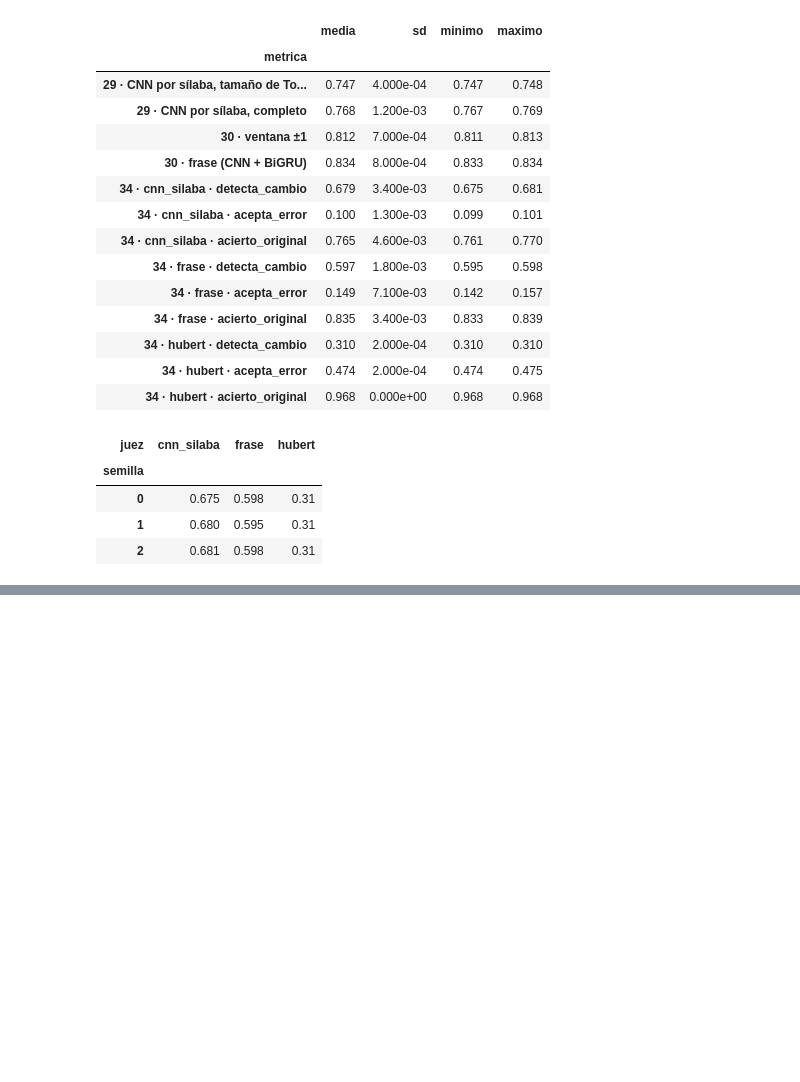
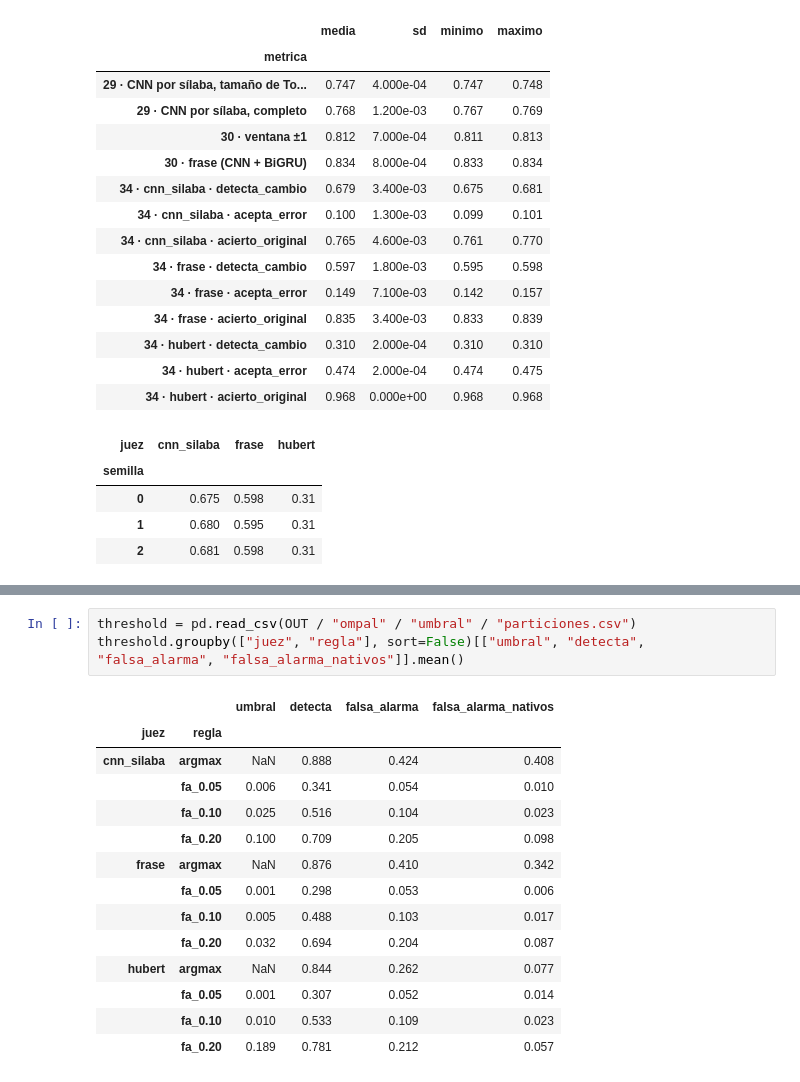
Before and after one commit to marinaxiuping/entrenador-tonos, a Jupyter notebook: notebooks/02_escalera_dominio.ipynb, the cells around one changed output, grey strips where cells are left out. Cells and saved outputs as stored; diff of their text form; blank space fills up the shorter version.

```diff
--- a/notebooks/02_escalera_dominio.ipynb
+++ b/notebooks/02_escalera_dominio.ipynb
@@ -439,0 +524,18 @@ detection.pivot(index="semilla", columns="juez", values="valor")[["cnn_silaba",
+# %%
+threshold = pd.read_csv(OUT / "ompal" / "umbral" / "particiones.csv")
+threshold.groupby(["juez", "regla"], sort=False)[["umbral", "detecta", "falsa_alarma", "falsa_alarma_nativos"]].mean()
+# %% [output]
+|  |  | umbral | detecta | falsa_alarma | falsa_alarma_nativos |
+| juez | regla |  |  |  |  |
+| cnn_silaba | argmax | NaN | 0.888 | 0.424 | 0.408 |
+|  | fa_0.05 | 0.006 | 0.341 | 0.054 | 0.010 |
+|  | fa_0.10 | 0.025 | 0.516 | 0.104 | 0.023 |
+|  | fa_0.20 | 0.100 | 0.709 | 0.205 | 0.098 |
+| frase | argmax | NaN | 0.876 | 0.410 | 0.342 |
+|  | fa_0.05 | 0.001 | 0.298 | 0.053 | 0.006 |
+|  | fa_0.10 | 0.005 | 0.488 | 0.103 | 0.017 |
+|  | fa_0.20 | 0.032 | 0.694 | 0.204 | 0.087 |
+| hubert | argmax | NaN | 0.844 | 0.262 | 0.077 |
+|  | fa_0.05 | 0.001 | 0.307 | 0.052 | 0.014 |
+|  | fa_0.10 | 0.010 | 0.533 | 0.109 | 0.023 |
+|  | fa_0.20 | 0.189 | 0.781 | 0.212 | 0.057 |
```
Also changed, not shown: parts of 20 cells of this notebook, 36 other files.
